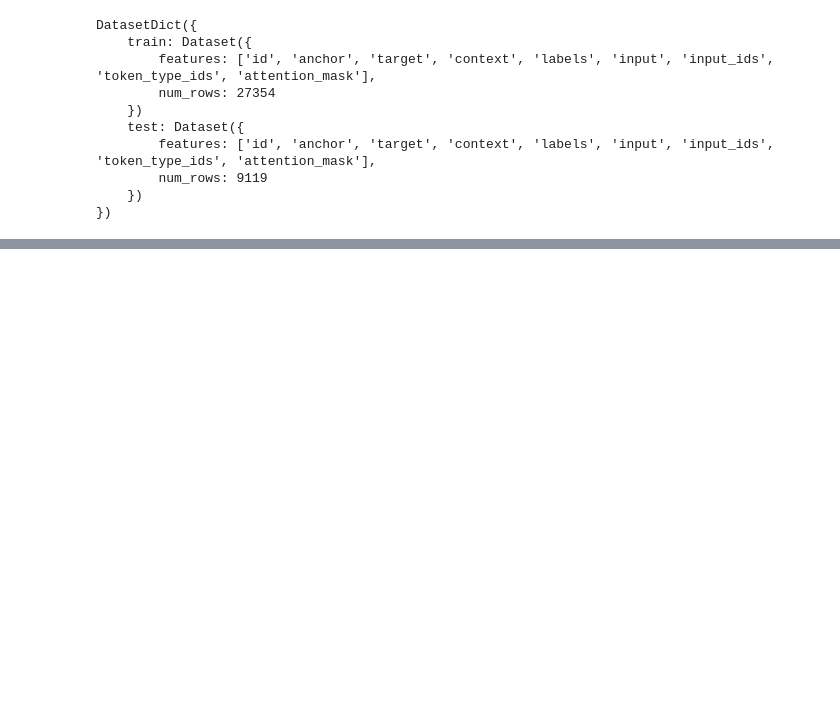
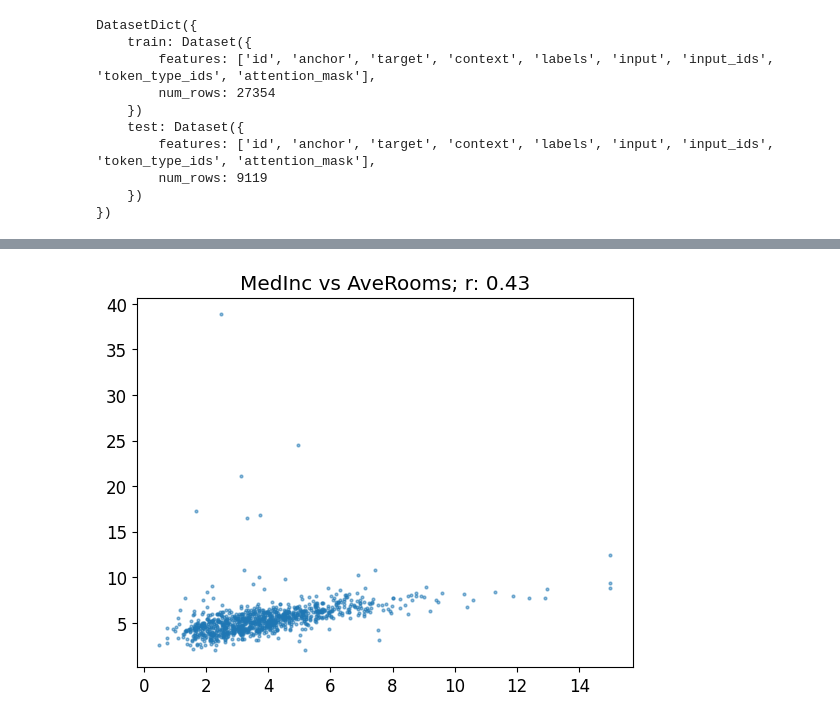
Before and after one commit to atozncoder/ai, a Jupyter notebook: CourseClass4.ipynb, the cells around one changed output, grey strips where cells are left out. Cells and saved outputs as stored; diff of their text form; code cells hidden in the pictures; blank space fills up the shorter version.

```diff
--- a/CourseClass4.ipynb
+++ b/CourseClass4.ipynb
@@ -192,0 +245,4 @@ DatasetDict({
+# %%
+show_corr(housing, 'MedInc', 'AveRooms')
+# %% [output]
+[figure, added]
```
Also changed, not shown: parts of 24 cells of this notebook.
